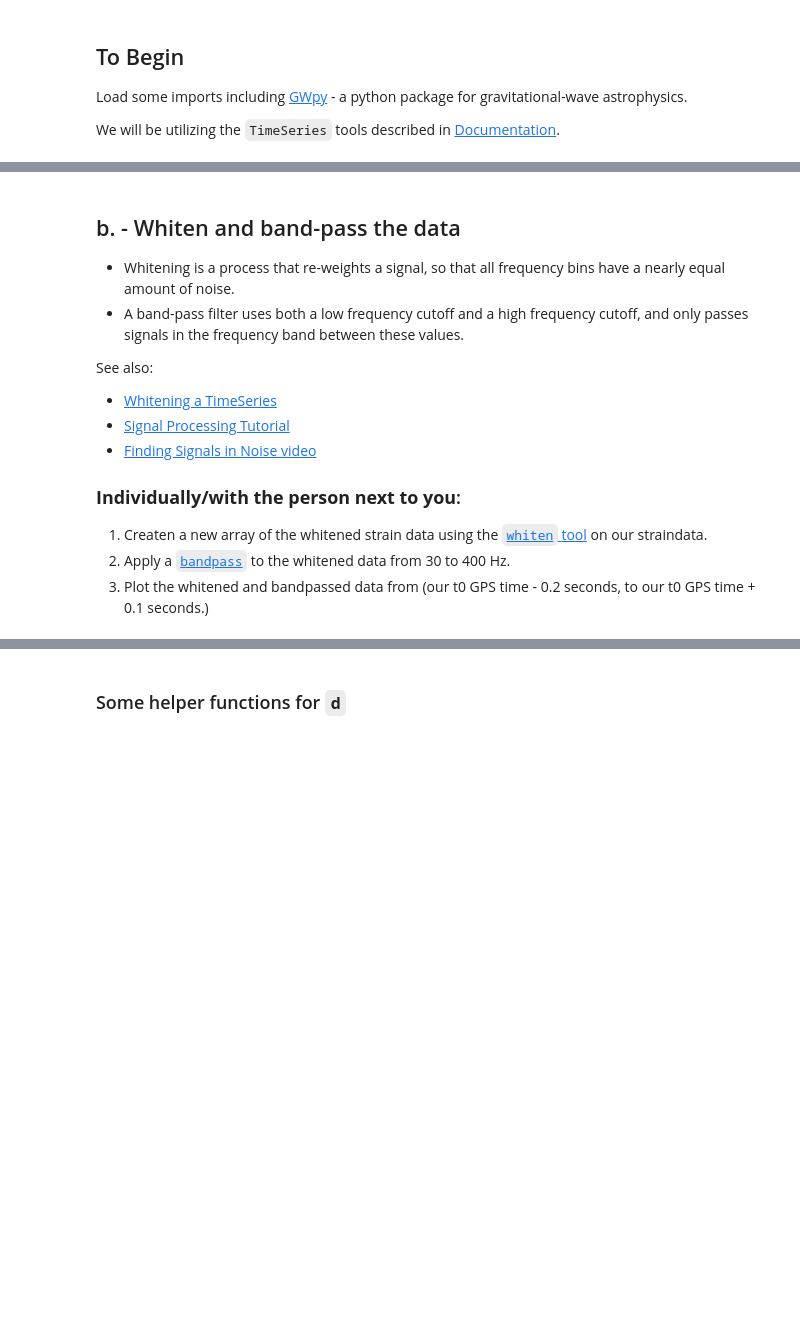
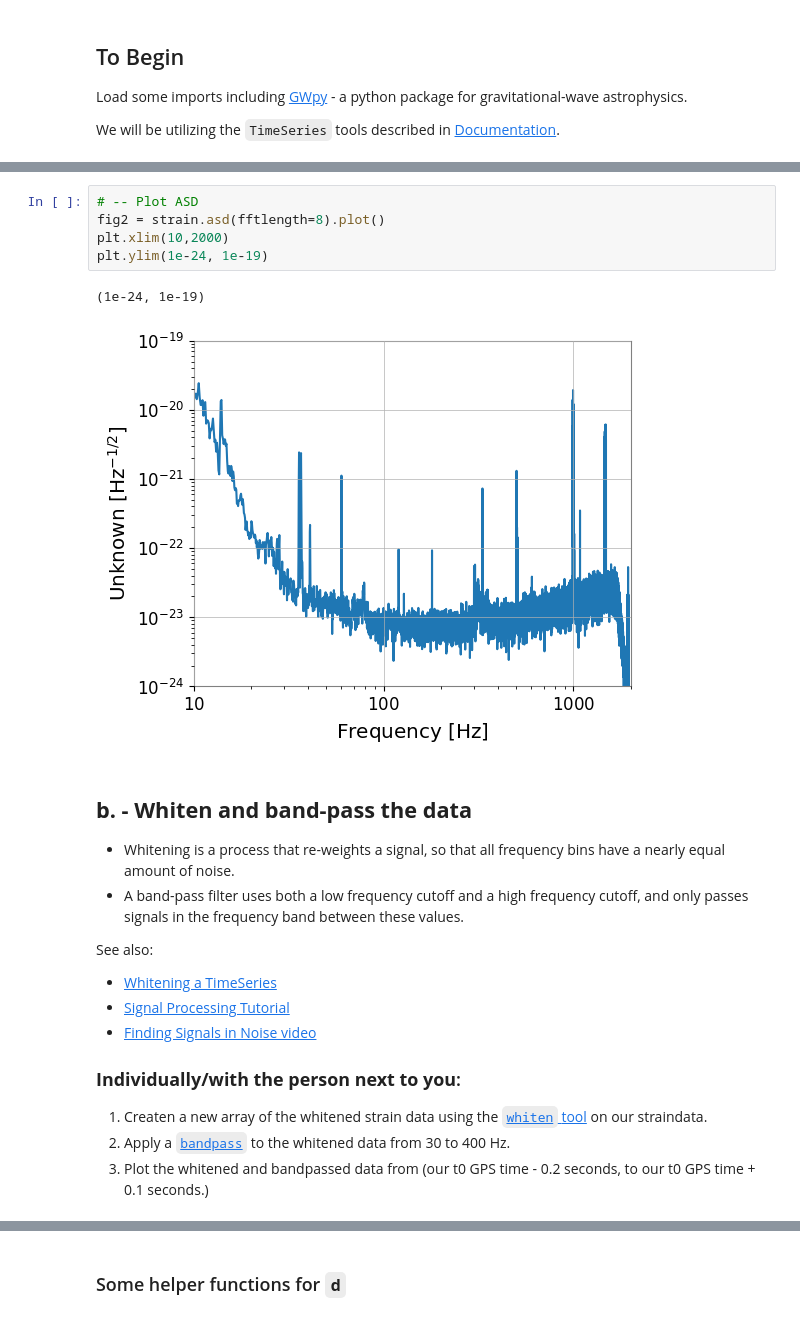
Before and after one commit to carlnotsagan/ast400a, a Jupyter notebook: assignments/ica17.ipynb, the cells around one changed output, grey strips where cells are left out. Cells and saved outputs as stored; diff of their text form; blank space fills up the shorter version.

```diff
--- a/assignments/ica17.ipynb
+++ b/assignments/ica17.ipynb
@@ -86,5 +92,13 @@ t0 = 1132401286.33   # -- Koi Fish Glitch
+# %%
+# -- Plot ASD
+fig2 = strain.asd(fftlength=8).plot()
+plt.xlim(10,2000)
+plt.ylim(1e-24, 1e-19)
+# %% [output]
+(1e-24, 1e-19)
+[figure, added]
 # %% [markdown]
-## b. - Whiten and band-pass the data
+## **b. - Whiten and band-pass the data**
 
 
 * Whitening is a process that re-weights a signal, so that all frequency bins have a nearly equal amount of noise.
```
Also changed, not shown: parts of 24 cells of this notebook.
